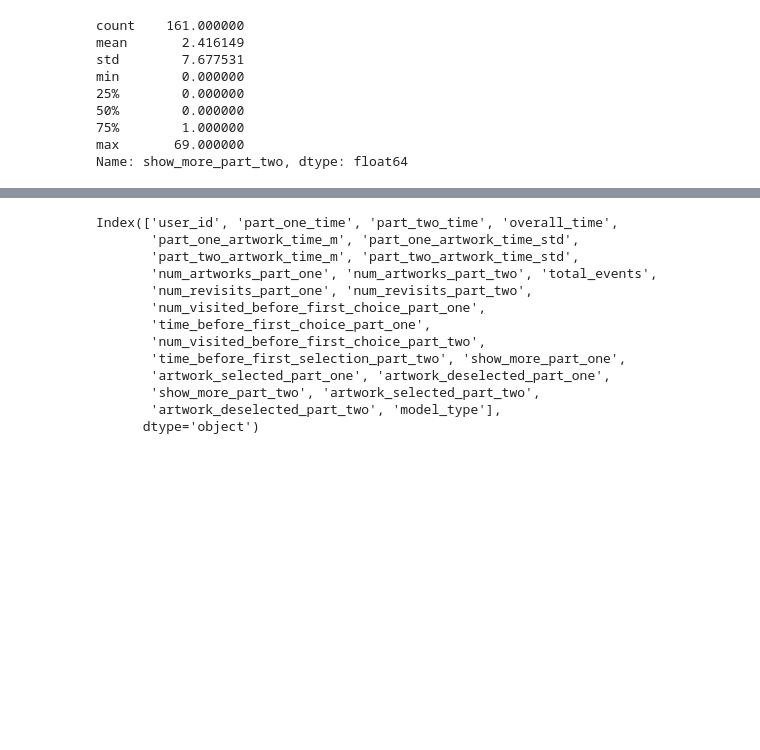
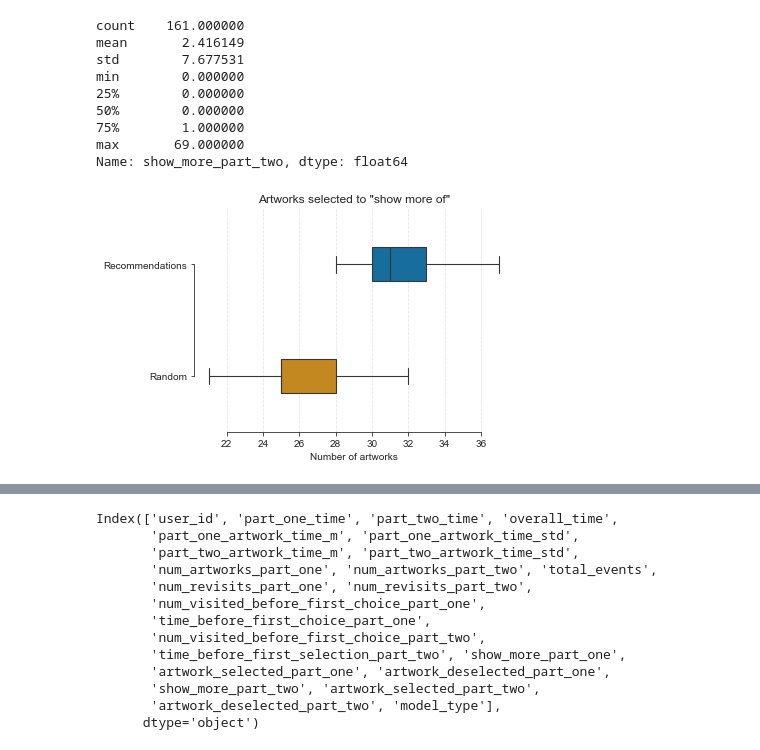
Before and after one commit to MuseRec/analytics, a Jupyter notebook: notebooks/interactions.ipynb, the cells around one changed output, grey strips where cells are left out. Saved outputs shown, nothing was run; the diff lists cells and outputs as text; code cells hidden in the pictures; blank space fills up the shorter version.

```diff
--- a/notebooks/interactions.ipynb
+++ b/notebooks/interactions.ipynb
@@ -216,3 +240,27 @@ min        0.000000
 75%        1.000000
 max       69.000000
 Name: show_more_part_two, dtype: float64
+# %%
+p = sns.boxplot(
+    data = interaction_statistics[['artwork_selected_part_one', 'artwork_selected_part_two']],
+    orient = 'h',
+    width = 0.3,
+    linewidth = 1.1,
+    notch = False,
+    showfliers = False,
+)
+p.set(
+    xlabel = 'Number of artworks',
+    yticklabels = [
+        'Recommendations', 'Random'
+    ],
+    # xticks = [0, 5, 10, 15, 20],
+    title = 'Artworks selected to "show more of"'
+)
+p.xaxis.grid(True, alpha = 0.5, linestyle = 'dashed')
+p.set_axisbelow(True)
+sns.despine(trim = True)
+plt.tight_layout()
+plt.show()
+# %% [output]
+[figure, added]
```
Also changed, not shown: parts of 12 cells of this notebook.
